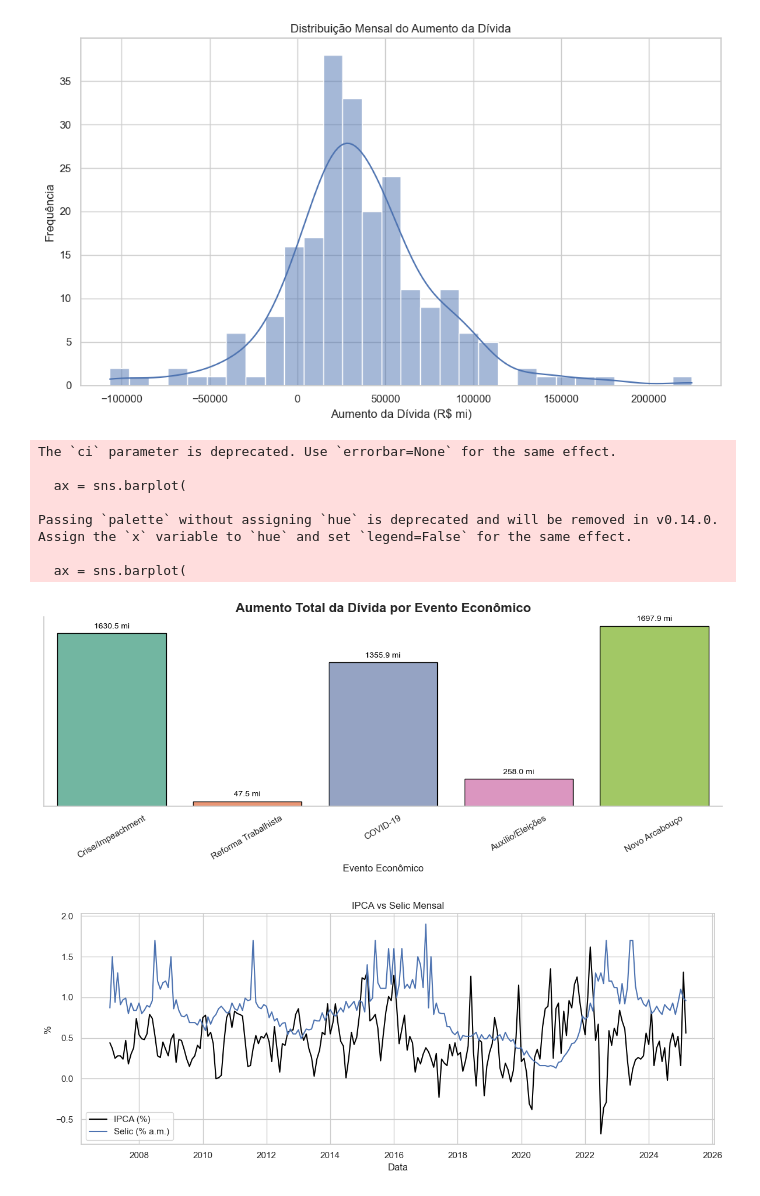
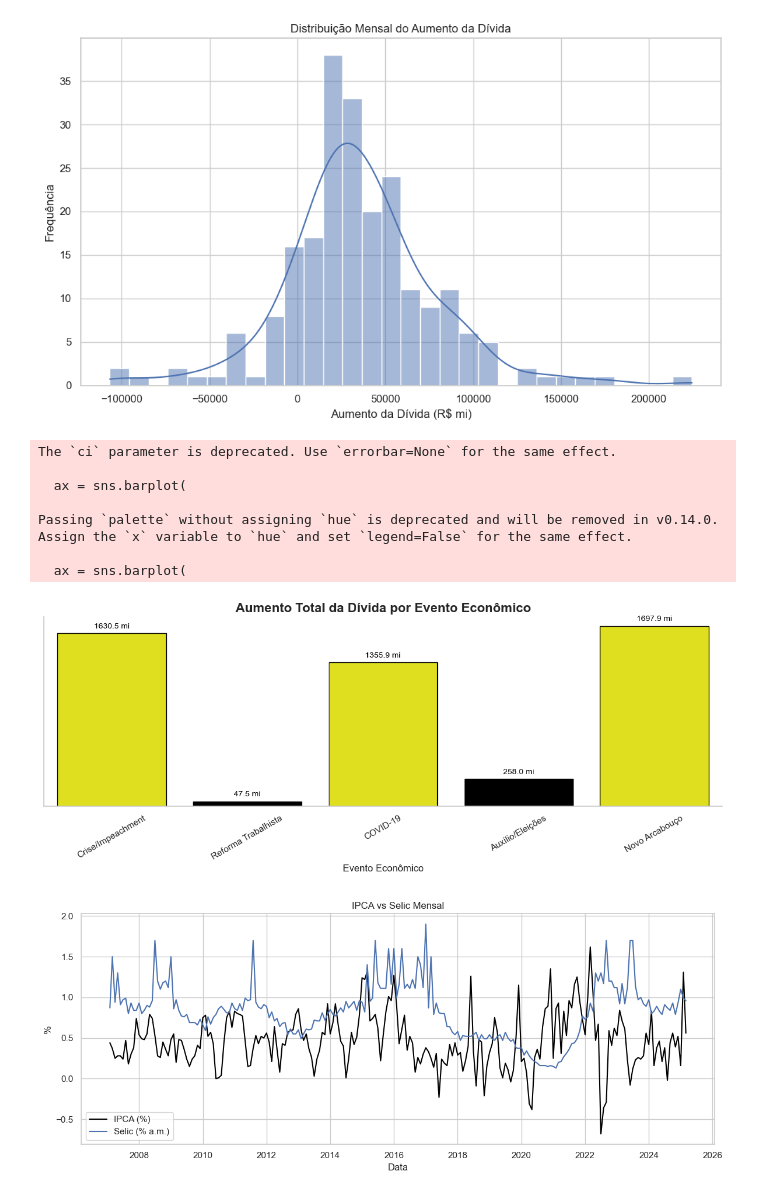
Before and after one commit to rodrigogrinfeld1/Projeto-DEV---Grupo-1, a Jupyter notebook: Código.ipynb, the cells around one changed output. Drawn from its saved outputs; the diff is of its cells as text; code cells hidden in the pictures.

```diff
--- a/Código.ipynb
+++ b/Código.ipynb
@@ -176,13 +161,26 @@ def evento(data):
 # Pré-processamento
 dados["Data"] = pd.to_datetime(dados["Data"], format="%m/%Y")
 dados["Evento_Econômico"] = dados["Data"].apply(evento)
-dados["Dívida Bruta (R$ mi)"] = dados["13761 - Dívida bruta do governo geral - Saldos em R$ milhões - Metodologia utilizada a partir de 2008 - R$ (milhões)"]\
-    .str.replace(".", "", regex=False).str.replace(",", ".", regex=False).astype(float)
+dados["Dívida Bruta (R$ mi)"] = dados[
+    "13761 - Dívida bruta do governo geral - Saldos em R$ milhões - Metodologia utilizada a partir de 2008 - R$ (milhões)"
+].str.replace(".", "", regex=False).str.replace(",", ".", regex=False).astype(float)
 dados["Dívida Aumento (R$ mi)"] = dados["Dívida Bruta (R$ mi)"].diff()
 dados = dados.dropna(subset=["Dívida Aumento (R$ mi)"])
 dados_filtrados = dados[dados["Evento_Econômico"] != "Outros"]
 
+# Lista de eventos na ordem desejada
+ordem_eventos = ["Crise/Impeachment", "Reforma Trabalhista", "COVID-19", "Auxílio/Eleições", "Novo Arcabouço"]
 
+# Cores personalizadas: vermelho para eventos destacados, cinza para os demais
+cores_personalizadas = {
+    "Crise/Impeachment": "yellow",
+    "Reforma Trabalhista": "black",
+    "COVID-19": "yellow",
+    "Auxílio/Eleições": "black",
+    "Novo Arcabouço": "yellow"
+}
+
+# Gráfico
 plt.figure(figsize=(12, 5))
 sns.set_style("whitegrid")
 ax = sns.barplot(
@@ -191,39 +189,39 @@ ax = sns.barplot(
     y="Dívida Aumento (R$ mi)",
     estimator=np.sum,
     ci=None,
-    palette="Set2",
+    palette=[cores_personalizadas[evento] for evento in ordem_eventos],
+    order=ordem_eventos,
     edgecolor="black"
 )
 
 # Títulos e eixos
 plt.title("Aumento Total da Dívida por Evento Econômico", fontsize=16, fontweight='bold')
 plt.xlabel("Evento Econômico", fontsize=12)
-plt.ylabel("")  # sem y
+plt.ylabel("")  # Sem rótulo no eixo Y
 plt.xticks(rotation=30, fontsize=11)
 plt.yticks([])
 
 # Rótulos nas barras com valores em bilhões
 for p in ax.patches:
     height = p.get_height()
     label = f'{height/1_000:.1f} mi' if height > 1_000 else f'{height:,.0f}'
     ax.annotate(label, (p.get_x() + p.get_width() / 2., height),
                 ha='center', va='bottom', fontsize=10, color='black', xytext=(0, 4),
                 textcoords='offset points')
 
-# Remover a borda do gráfico
+# Remover bordas do gráfico
 sns.despine()
-
 plt.tight_layout()
 plt.show()
 # %% [output]
 The `ci` parameter is deprecated. Use `errorbar=None` for the same effect.
 
   ax = sns.barplot(
 
 Passing `palette` without assigning `hue` is deprecated and will be removed in v0.14.0. Assign the `x` variable to `hue` and set `legend=False` for the same effect.
 
   ax = sns.barplot(
-[figure, old version]
+[figure, new version]
 # %%
 plt.figure(figsize=(12,5))
 plt.plot(dados["Data"], dados["433 - Índice nacional de preços ao consumidor-amplo (IPCA) - Var. % mensal"], label="IPCA (%)", color = "black")
```
Also changed, not shown: parts of 5 cells of this notebook.
